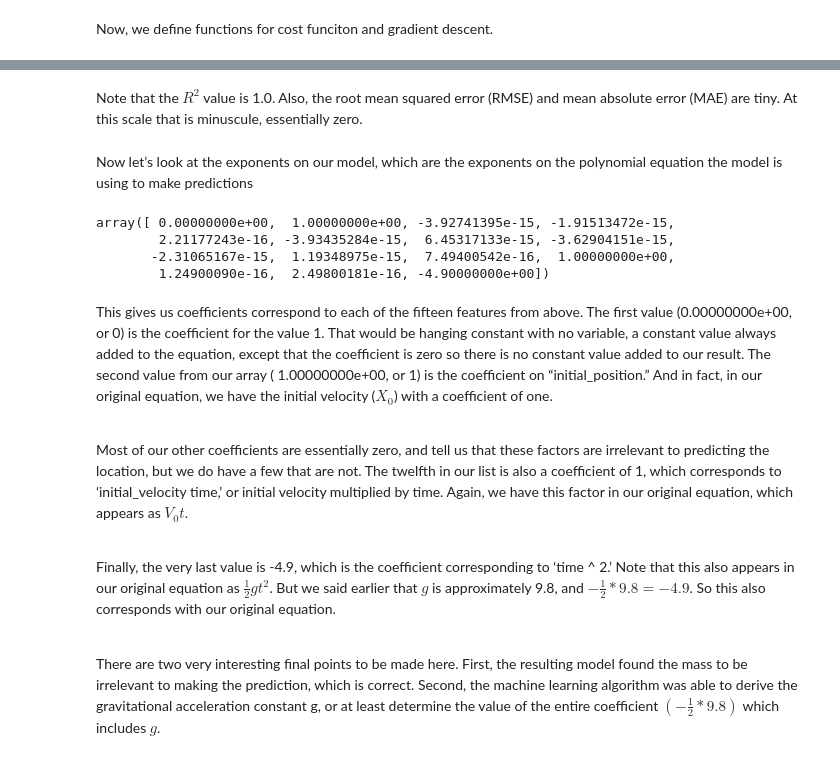
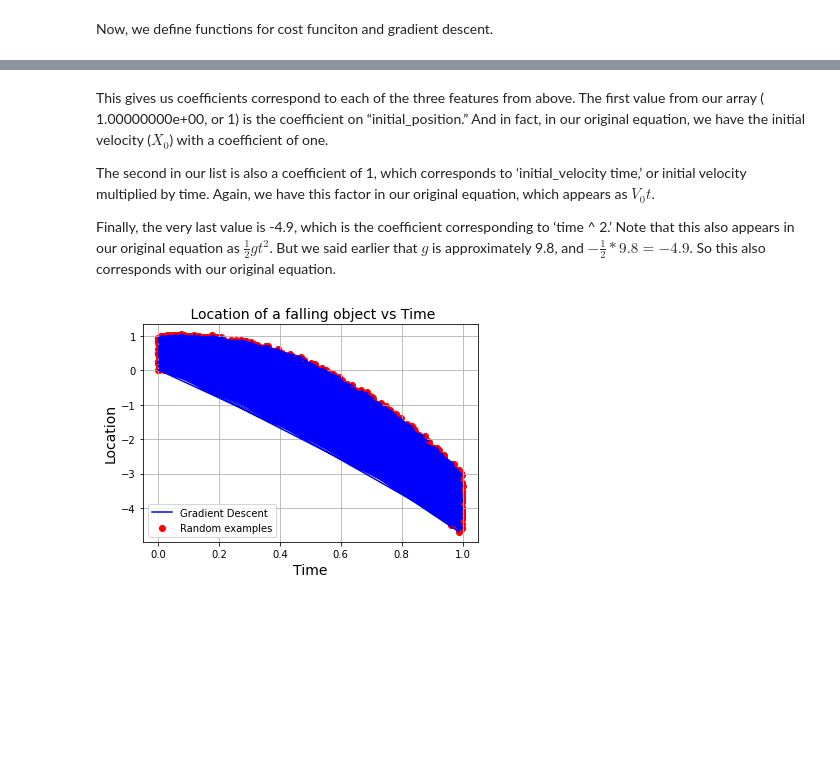
Before and after one commit to Plutooooo/hku_phys3151_2022, a Jupyter notebook: multivariate-linear-regression/to_model_and_reveal_the_force_of_gravity.ipynb, the cells around one changed output, grey strips where cells are left out. Saved outputs shown, nothing was run; the diff lists cells and outputs as text; code cells hidden in the pictures; blank space fills up the shorter version.

```diff
--- a/multivariate-linear-regression/to_model_and_reveal_the_force_of_gravity.ipynb
+++ b/multivariate-linear-regression/to_model_and_reveal_the_force_of_gravity.ipynb
@@ -190,25 +140,22 @@ MAE:     5.706584944170645e-15
-# %% [markdown]
-Note that the $R^{2}$ value is 1.0. Also, the root mean squared error (RMSE) and mean absolute error (MAE) are tiny. At this scale that is minuscule, essentially zero.
-# %% [markdown]
-Now let’s look at the exponents on our model, which are the exponents on the polynomial equation the model is using to make predictions
-# %%
-lrModel.coef_
-# %% [output]
-array([ 0.00000000e+00,  1.00000000e+00, -3.92741395e-15, -1.91513472e-15,
-        2.21177243e-16, -3.93435284e-15,  6.45317133e-15, -3.62904151e-15,
-       -2.31065167e-15,  1.19348975e-15,  7.49400542e-16,  1.00000000e+00,
-        1.24900090e-16,  2.49800181e-16, -4.90000000e+00])
 # %% [markdown]
-This gives us coefficients correspond to each of the fifteen features from above. The first value (0.00000000e+00, or 0) is the coefficient for the value 1. That would be hanging constant with no variable, a constant value always added to the equation, except that the coefficient is zero so there is no constant value added to our result. The second value from our array ( 1.00000000e+00, or 1) is the coefficient on “initial_position.” And in fact, in our original equation, we have the initial velocity ($X_{0}$) with a coefficient of one.
+This gives us coefficients correspond to each of the three features from above. The first value from our array ( 1.00000000e+00, or 1) is the coefficient on “initial_position.” And in fact, in our original equation, we have the initial velocity ($X_{0}$) with a coefficient of one.
 
-<br>
-
-Most of our other coefficients are essentially zero, and tell us that these factors are irrelevant to predicting the location, but we do have a few that are not. The twelfth in our list is also a coefficient of 1, which corresponds to ‘initial_velocity time,’ or initial velocity multiplied by time. Again, we have this factor in our original equation, which appears as $V_{0}t$.
-
-<br>
+The second in our list is also a coefficient of 1, which corresponds to ‘initial_velocity time,’ or initial velocity multiplied by time. Again, we have this factor in our original equation, which appears as $V_{0}t$.
 
 Finally, the very last value is -4.9, which is the coefficient corresponding to ‘time ^ 2.’ Note that this also appears in our original equation as $\frac{1}{2}gt^{2}$. But we said earlier that $g$ is approximately 9.8, and $-\frac{1}{2} * 9.8 = -4.9$. So this also corresponds with our original equation.
-
-<br>
-
-There are two very interesting final points to be made here. First, the resulting model found the mass to be irrelevant to making the prediction, which is correct. Second, the machine learning algorithm was able to derive the gravitational acceleration constant g, or at least determine the value of the entire coefficient $(-\frac{1}{2} * 9.8)$ which includes $g$.
+# %%
+x_0 = df[:,0]
+v_0 = df[:,1]
+t = df[:,3]
+y_grad = x_0+v_0*t-4.9*t**2
+
+plt.scatter(t, df[:,4],label='Random examples', color='red')
+plt.plot(t,y_grad,'b-',label='Gradient Descent',color='blue')
+plt.title(' Location of a falling object vs Time', fontsize=14)
+plt.xlabel('Time', fontsize=14)
+plt.ylabel('Location', fontsize=14)
+plt.legend(loc='lower left')
+plt.grid(True)
+plt.show()
+# %% [output]
+[figure, added]
```
Also changed, not shown: parts of 10 cells of this notebook.
